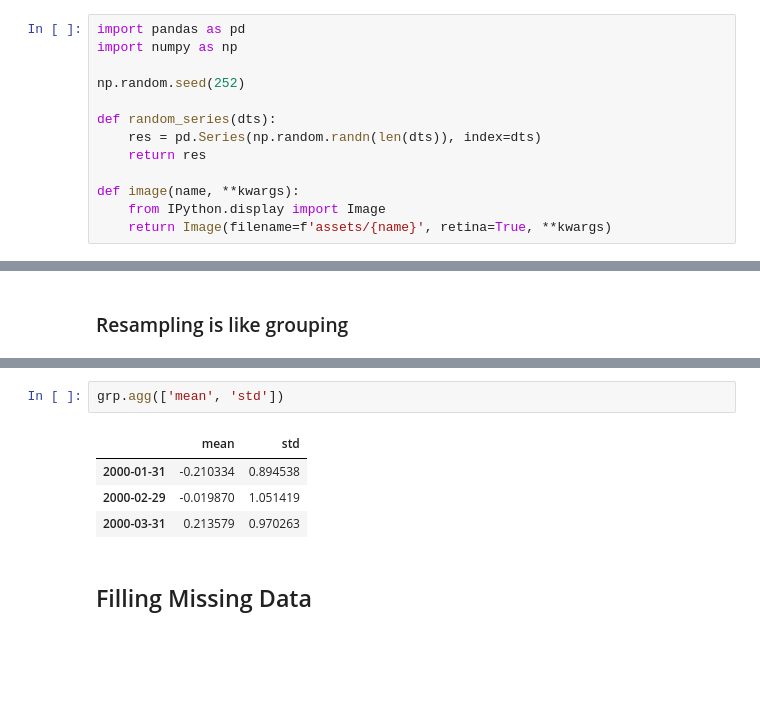
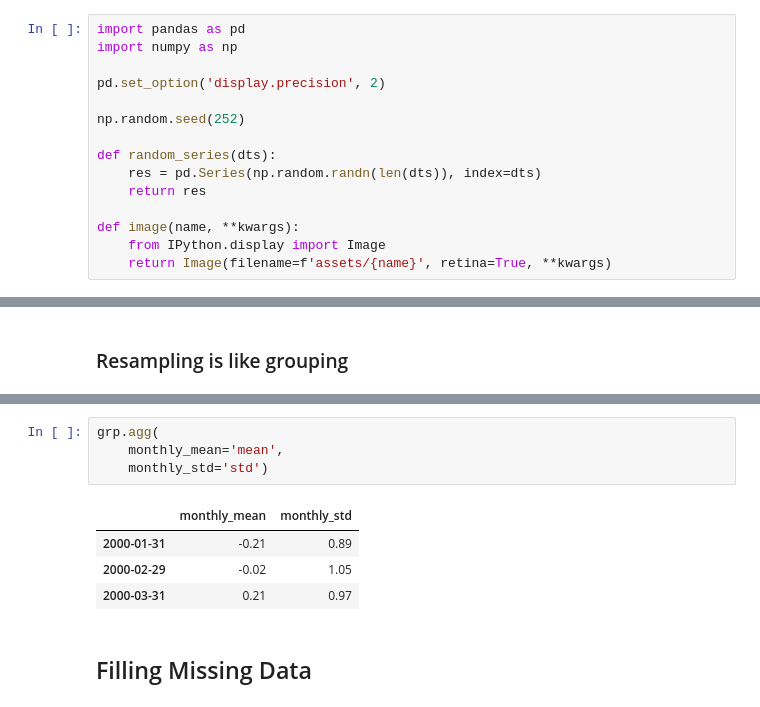
Before and after one commit to dgerlanc/programming-with-data, a Jupyter notebook: 04-time-series-slides.ipynb, the cells around one changed output, grey strips where cells are left out. Saved outputs shown, nothing was run; the diff lists cells and outputs as text; blank space fills up the shorter version.

Commit message:
Update time series slides
 - Set pandas 'display.precision=2'
 - Use named aggregation for resampling
 - Change name of `dts_m` to `dts_w` because the dates are weekly,
   not monthly

```diff
--- a/04-time-series-slides.ipynb
+++ b/04-time-series-slides.ipynb
@@ -5,6 +5,8 @@
 # %%
 import pandas as pd
 import numpy as np
+
+pd.set_option('display.precision', 2)
 
 np.random.seed(252)
 
@@ -147,11 +149,13 @@ grp.mean()
 Freq: M, dtype: float64
 # %%
-grp.agg(['mean', 'std'])
+grp.agg(
+    monthly_mean='mean',
+    monthly_std='std')
 # %% [output]
-|  | mean | std |
-| 2000-01-31 | -0.210334 | 0.894538 |
-| 2000-02-29 | -0.019870 | 1.051419 |
-| 2000-03-31 | 0.213579 | 0.970263 |
+|  | monthly_mean | monthly_std |
+| 2000-01-31 | -0.21 | 0.89 |
+| 2000-02-29 | -0.02 | 1.05 |
+| 2000-03-31 | 0.21 | 0.97 |
 # %% [markdown]
 ## Filling Missing Data
 # %%
```
Also changed, not shown: parts of 16 cells of this notebook.
